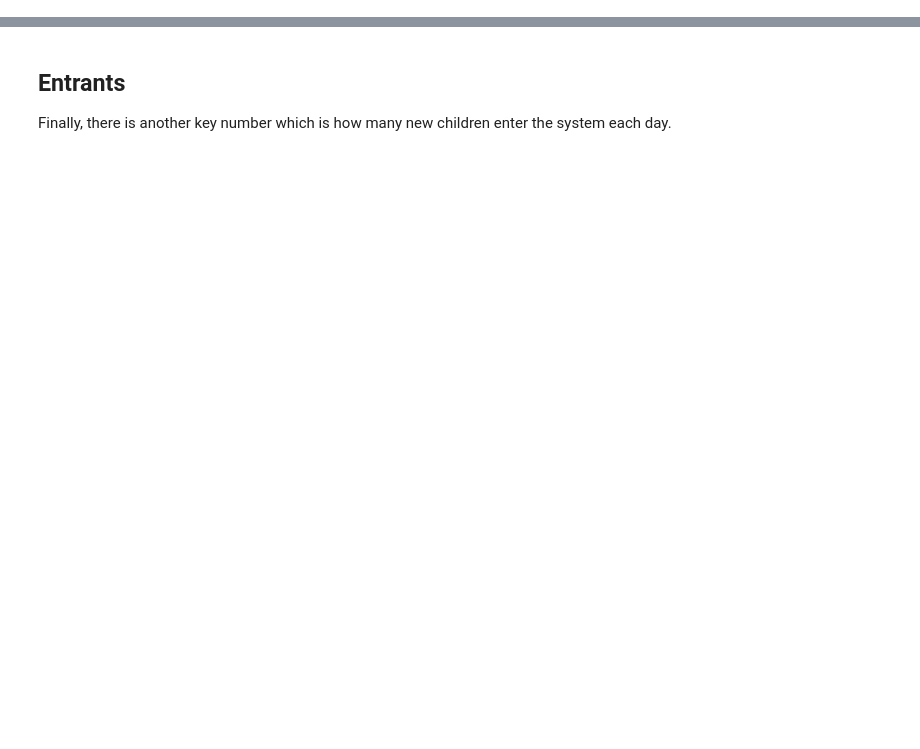
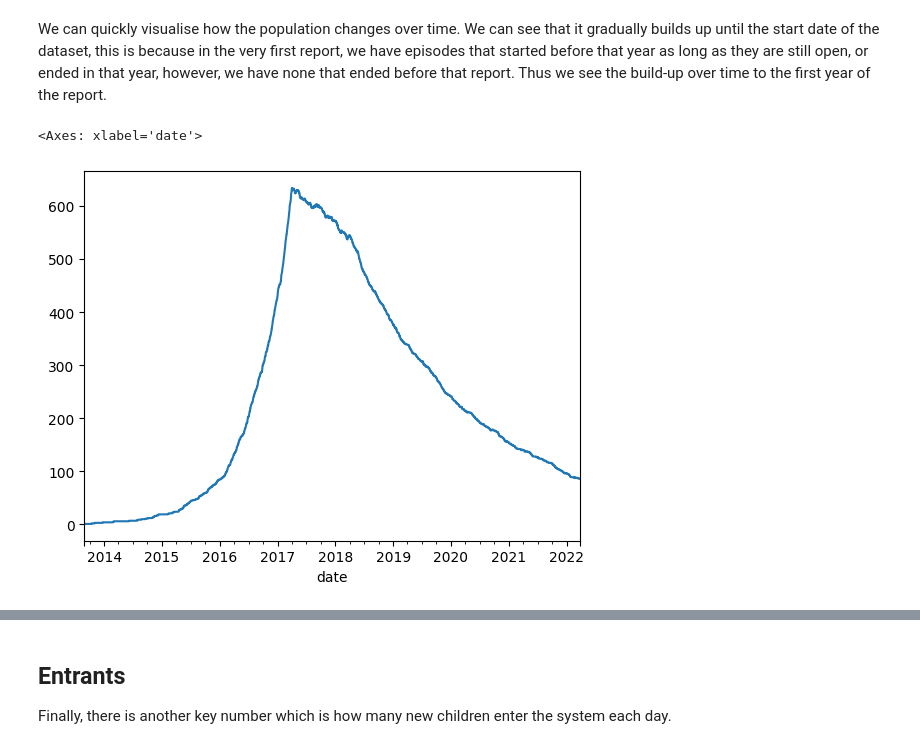
Before and after one commit to data-to-insight/cs-demand-model, a Jupyter notebook: docs/data-analysis.ipynb, the cells around one changed output, grey strips where cells are left out. Cells and saved outputs as stored; diff of their text form; code cells hidden in the pictures; blank space fills up the shorter version.

```diff
--- a/docs/data-analysis.ipynb
+++ b/docs/data-analysis.ipynb
@@ -473,0 +241,13 @@ Name: transition_rate, dtype: float64
+# %%
+endings.index.names = ["date", "bin"]
+beginnings.index.names = ["date", "bin"]
+pops = pd.merge(
+    left=beginnings,
+    right=endings,
+    left_index=True,
+    right_index=True,
+    how="outer",
+)
+
+pops = pops.fillna(0).sort_values("date")
+pops
@@ -473,0 +273,3 @@ Name: transition_rate, dtype: float64
+# %%
+diff = pops["nof_decoms"] - pops["nof_decs"]
+diff
@@ -473,0 +294,3 @@ Name: transition_rate, dtype: float64
+# %%
+population_counts = diff.groupby(["bin"]).cumsum()
+population_counts
@@ -473,0 +332,3 @@ Name: transition_rate, dtype: float64
+# %%
+stock = population_counts.unstack(level=1).resample("D").first().fillna(method="ffill").fillna(0).astype(int)
+stock
@@ -473,0 +350,7 @@ Name: transition_rate, dtype: float64
+# %% [markdown]
+We can quickly visualise how the population changes over time. We can see that it gradually builds up until the start date of the dataset, this is because in the very first report, we have episodes that started before that year as long as they are still open, or ended in that year, however, we have none that ended before that report. Thus we see the build-up over time to the first year of the report.
+# %%
+stock.sum(axis=1).plot()
+# %% [output]
+<Axes: xlabel='date'>
+[figure, added]
```
Also changed, not shown: parts of 84 cells of this notebook, 1 other file.
